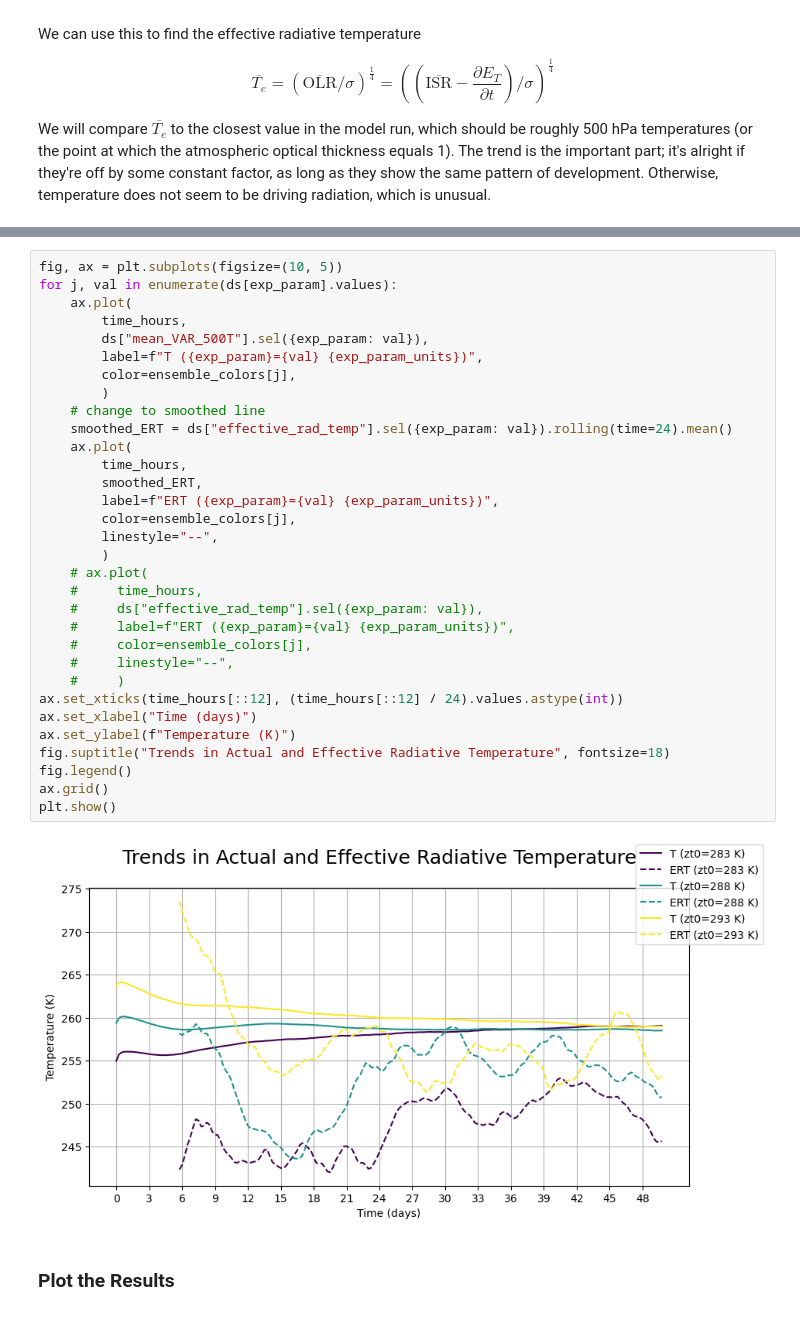
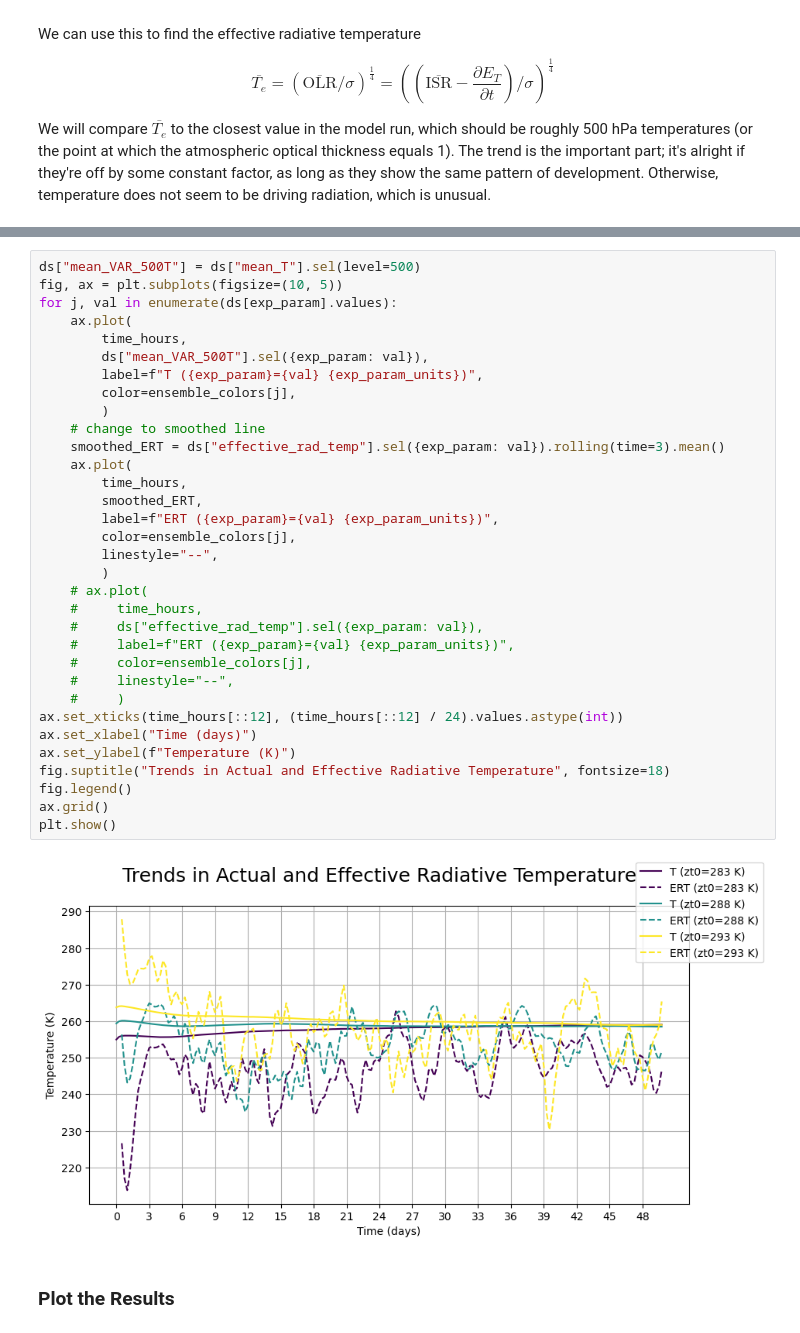
Before and after one commit to Joshua-Elms/dcmip2025_idealized_tests, a Jupyter notebook: analysis/plot_steady_state.ipynb, the cells around one changed output, grey strips where cells are left out. Drawn from its saved outputs; the diff is of its cells as text.

```diff
--- a/analysis/plot_steady_state.ipynb
+++ b/analysis/plot_steady_state.ipynb
@@ -235,39 +217,40 @@ Attributes:
     units:      K
     long_name:  Effective Radiative Temperature
 # %%
+ds["mean_VAR_500T"] = ds["mean_T"].sel(level=500)
 fig, ax = plt.subplots(figsize=(10, 5))
 for j, val in enumerate(ds[exp_param].values):
     ax.plot(
         time_hours,
         ds["mean_VAR_500T"].sel({exp_param: val}),
         label=f"T ({exp_param}={val} {exp_param_units})",
         color=ensemble_colors[j],
         )
     # change to smoothed line
-    smoothed_ERT = ds["effective_rad_temp"].sel({exp_param: val}).rolling(time=24).mean()
+    smoothed_ERT = ds["effective_rad_temp"].sel({exp_param: val}).rolling(time=3).mean()
     ax.plot(
         time_hours,
         smoothed_ERT,
         label=f"ERT ({exp_param}={val} {exp_param_units})",
         color=ensemble_colors[j],
         linestyle="--",
         )
     # ax.plot(
     #     time_hours,
     #     ds["effective_rad_temp"].sel({exp_param: val}),
     #     label=f"ERT ({exp_param}={val} {exp_param_units})",
     #     color=ensemble_colors[j],
     #     linestyle="--",
     #     )
 ax.set_xticks(time_hours[::12], (time_hours[::12] / 24).values.astype(int))
 ax.set_xlabel("Time (days)")
 ax.set_ylabel(f"Temperature (K)")
 fig.suptitle("Trends in Actual and Effective Radiative Temperature", fontsize=18)
 fig.legend()
 ax.grid()
 plt.show()
 # %% [output]
-[figure, old version]
+[figure, new version]
 # %% [markdown]
 ### Plot the Results
 # %%
```
Also changed, not shown: parts of 2 cells of this notebook, 1 other file.
